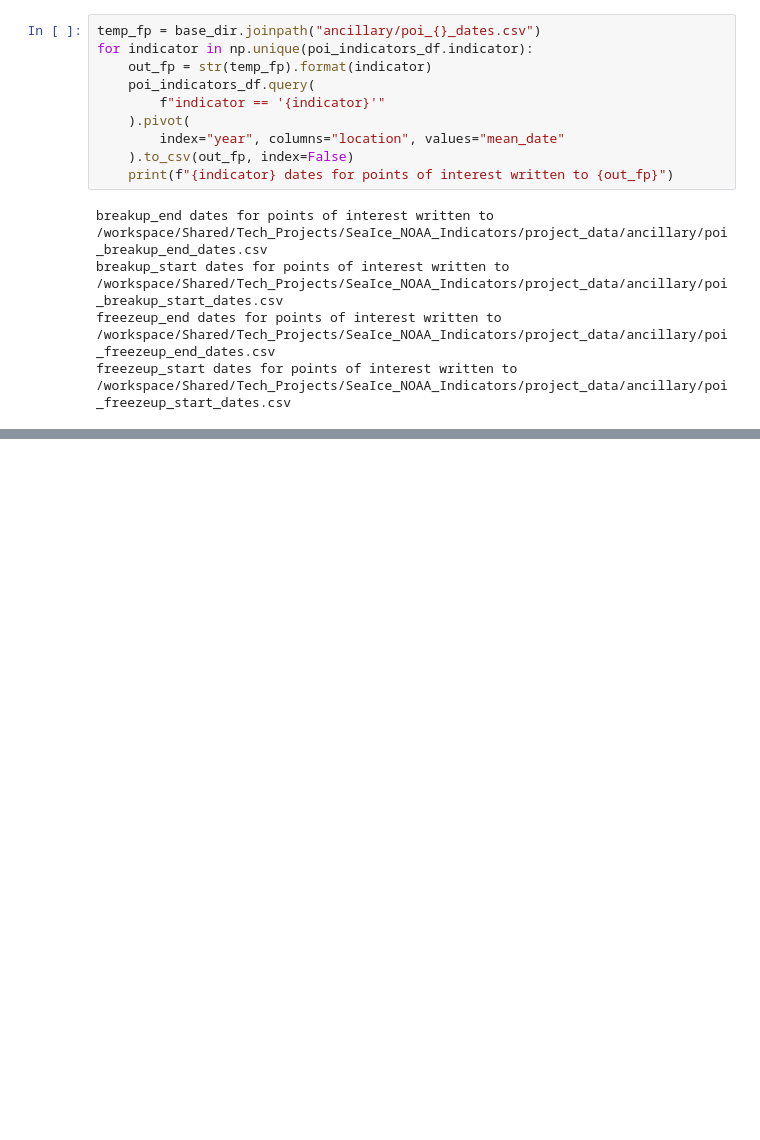
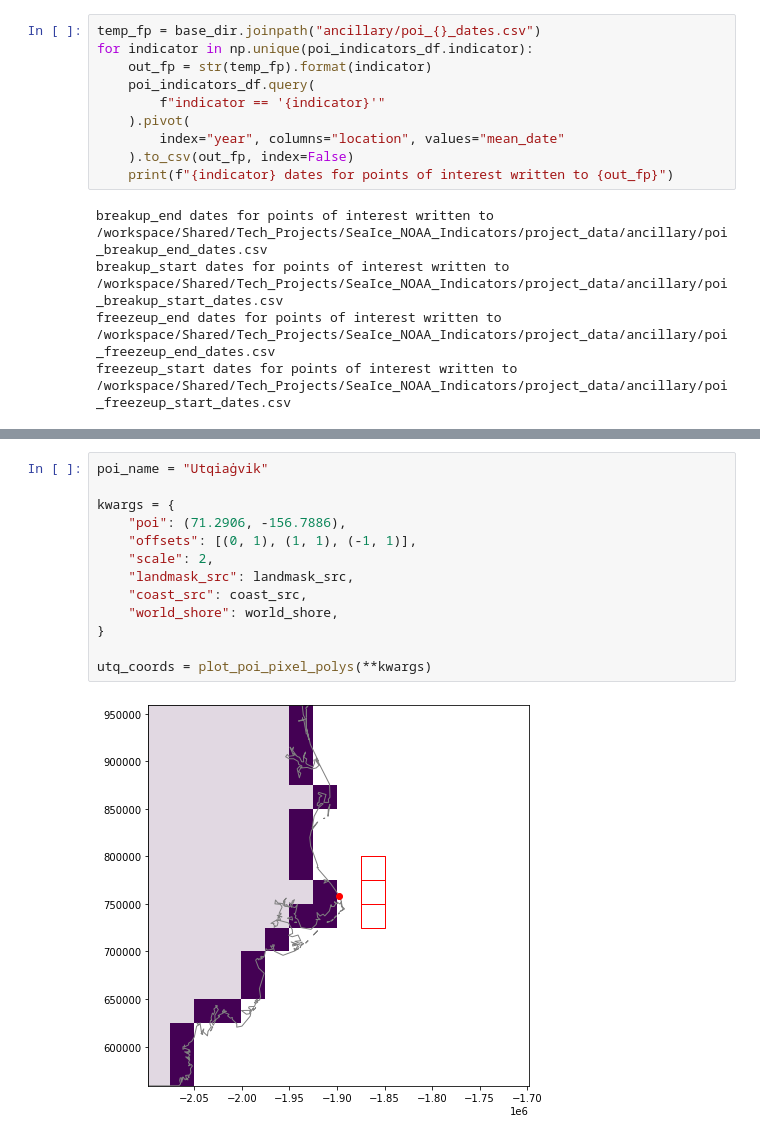
Before and after one commit to ua-snap/seaice_noaa_indicators, a Jupyter notebook: manuscript_content/points_of_interest.ipynb, the cells around one changed output, grey strips where cells are left out. Drawn from its saved outputs; the diff is of its cells as text; blank space fills up the shorter version.

```diff
--- a/manuscript_content/points_of_interest.ipynb
+++ b/manuscript_content/points_of_interest.ipynb
@@ -582,0 +504,15 @@ freezeup_start dates for points of interest written to /workspace/Shared/Tech_Pr
+# %%
+poi_name = "Utqiaġvik"
+
+kwargs = {
+    "poi": (71.2906, -156.7886),
+    "offsets": [(0, 1), (1, 1), (-1, 1)],
+    "scale": 2,
+    "landmask_src": landmask_src,
+    "coast_src": coast_src,
+    "world_shore": world_shore,
+}
+
+utq_coords = plot_poi_pixel_polys(**kwargs)
+# %% [output]
+[figure, added]
```
Also changed, not shown: parts of 75 cells of this notebook, 1 other file.
